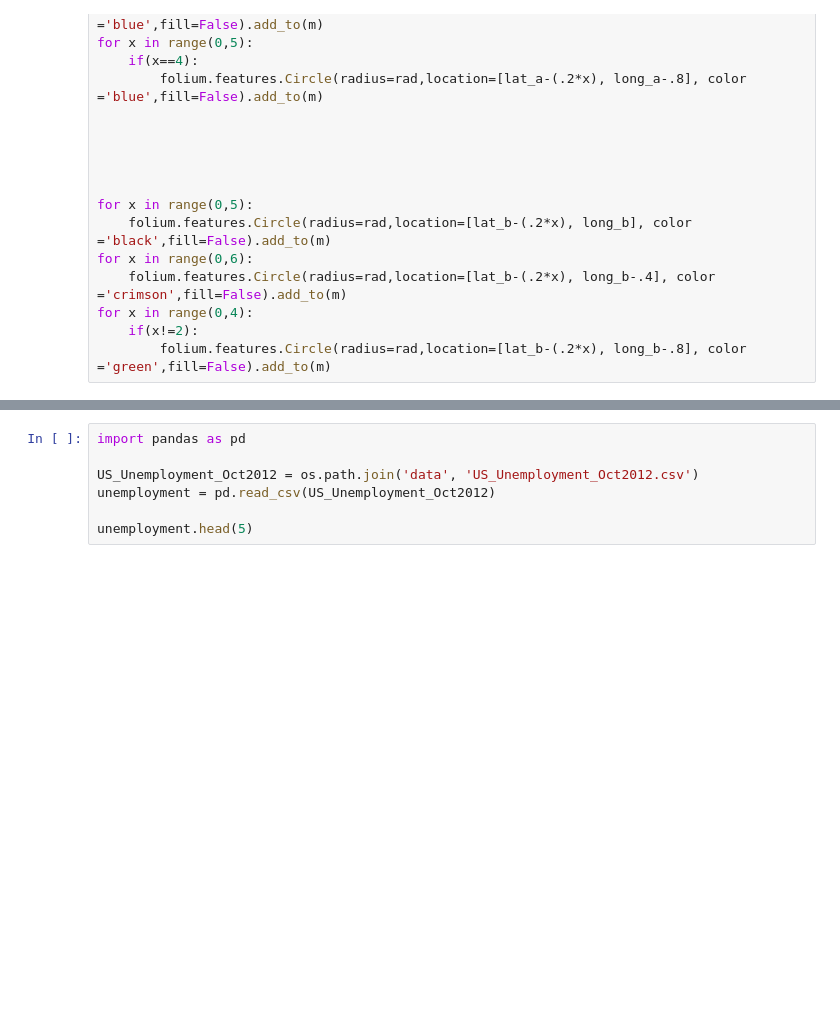
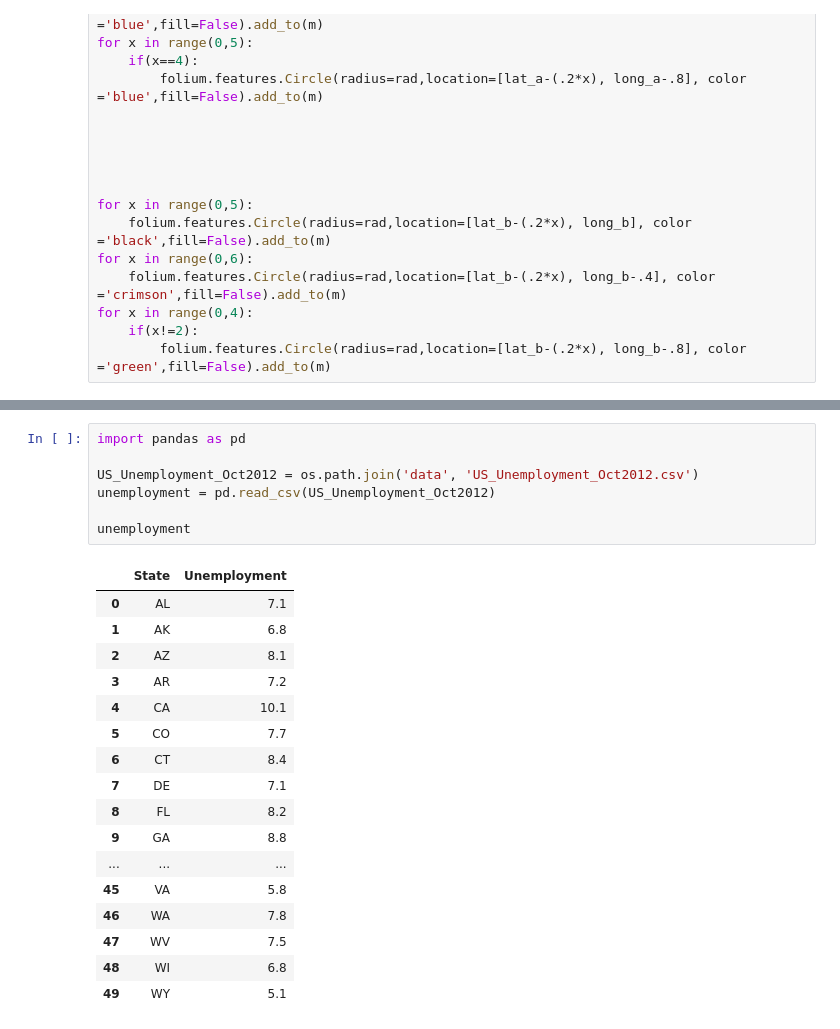
Before and after one commit to mlee0416/Dolphin-Rebels-, a Jupyter notebook: Scrape 'n Map v0.3.ipynb, the cells around one changed output, grey strips where cells are left out. Saved outputs shown, nothing was run; the diff lists cells and outputs as text; blank space fills up the shorter version.

```diff
--- a/Scrape 'n Map v0.3.ipynb
+++ b/Scrape 'n Map v0.3.ipynb
@@ -329,7 +337,25 @@ FileNotFoundError: [Errno 2] No such file or directory: 'data\\us-states.json'
 # %%
 import pandas as pd
 
 US_Unemployment_Oct2012 = os.path.join('data', 'US_Unemployment_Oct2012.csv')
 unemployment = pd.read_csv(US_Unemployment_Oct2012)
 
-unemployment.head(5)
+unemployment
+# %% [output]
+|  | State | Unemployment |
+| 0 | AL | 7.1 |
+| 1 | AK | 6.8 |
+| 2 | AZ | 8.1 |
+| 3 | AR | 7.2 |
+| 4 | CA | 10.1 |
+| 5 | CO | 7.7 |
+| 6 | CT | 8.4 |
+| 7 | DE | 7.1 |
+| 8 | FL | 8.2 |
+| 9 | GA | 8.8 |
+| ... | ... | ... |
+| 45 | VA | 5.8 |
+| 46 | WA | 7.8 |
+| 47 | WV | 7.5 |
+| 48 | WI | 6.8 |
+| 49 | WY | 5.1 |
```
Also changed, not shown: parts of 15 cells of this notebook, 5 other files.
